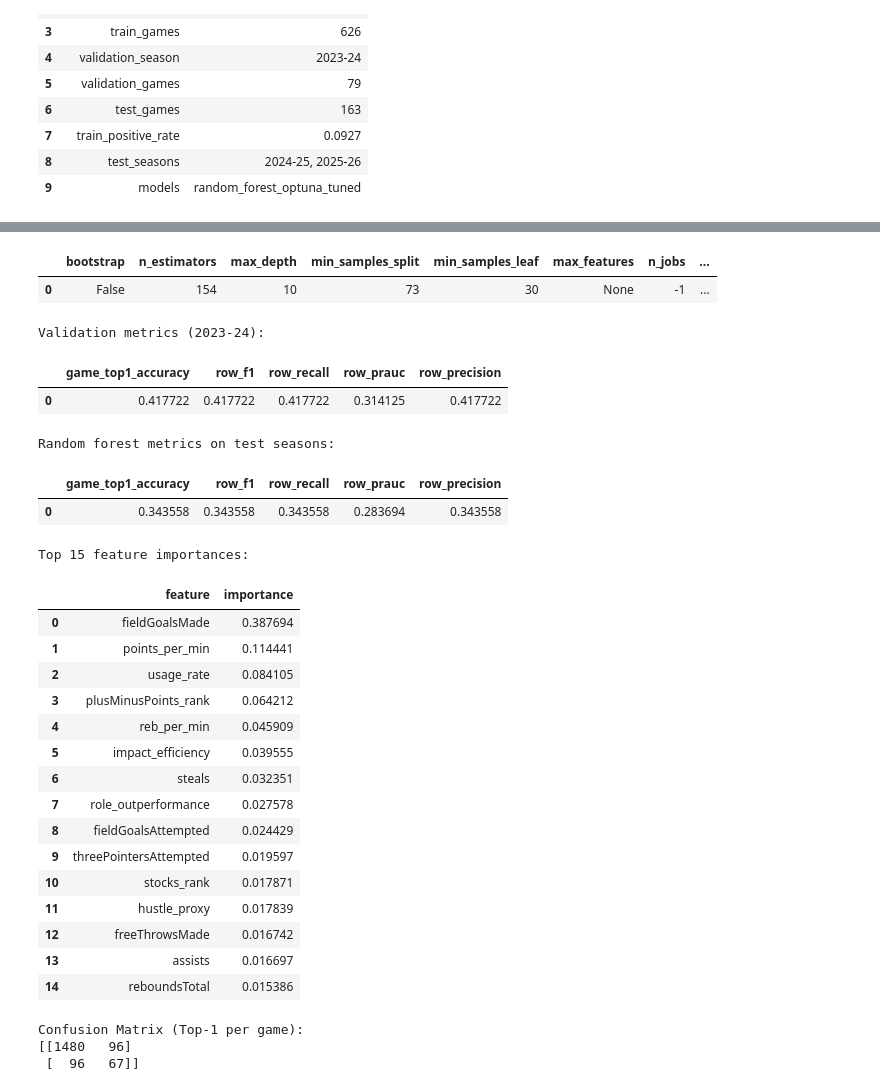
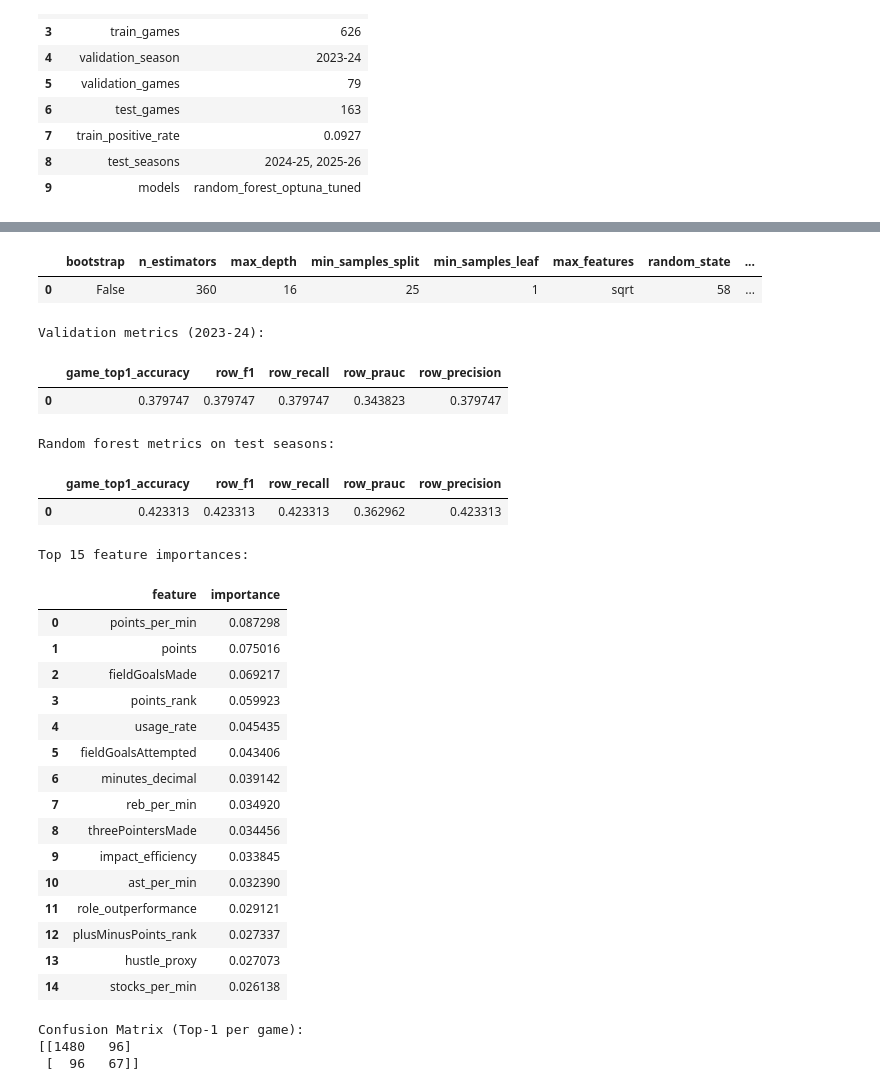
Before and after one commit to Tttaussig33/tommy-award-analysis, a Jupyter notebook: random_forest_classifier.ipynb, the cells around one changed output, grey strips where cells are left out. Saved outputs shown, nothing was run; the diff lists cells and outputs as text; code cells hidden in the pictures.

```diff
--- a/random_forest_classifier.ipynb
+++ b/random_forest_classifier.ipynb
@@ -206,6 +211,7 @@ from sklearn.metrics import average_precision_score, f1_score, precision_score,
 
 OPTUNA_TRIALS = 25
 OPTUNA_TIMEOUT_SECONDS = 300
+RANDOM_STATE = SEED
 
 
 def sort_seasons(seasons: list[str]) -> list[str]:
@@ -246,6 +252,7 @@ def objective(trial: optuna.trial.Trial) -> float:
         "max_features": trial.suggest_categorical("max_features", ["sqrt", "log2", None]),
         "bootstrap": bootstrap,
         "max_samples": max_samples,
+        "random_state": RANDOM_STATE,
         "n_jobs": -1,
     }
 
@@ -260,7 +267,7 @@ def objective(trial: optuna.trial.Trial) -> float:
         return 0.0
 
 
-sampler = TPESampler()
+sampler = TPESampler(seed=RANDOM_STATE)
 pruner = MedianPruner(n_startup_trials=5)
 study = optuna.create_study(direction="maximize", sampler=sampler, pruner=pruner)
 study.optimize(
@@ -273,6 +280,7 @@ study.optimize(
 
 best_rf_params = {
     **study.best_params,
+    "random_state": RANDOM_STATE,
     "n_jobs": -1,
 }
 
@@ -364,29 +372,29 @@ Best Optuna validation game_top1_accuracy (2023-24): 0.4177
 Best random forest hyperparameters:
-|  | bootstrap | n_estimators | max_depth | min_samples_split | min_samples_leaf | max_features | n_jobs | ... |
-| 0 | False | 154 | 10 | 73 | 30 | None | -1 | ... |
+|  | bootstrap | n_estimators | max_depth | min_samples_split | min_samples_leaf | max_features | random_state | ... |
+| 0 | False | 360 | 16 | 25 | 1 | sqrt | 58 | ... |
 Validation metrics (2023-24):
 |  | game_top1_accuracy | row_f1 | row_recall | row_prauc | row_precision |
-| 0 | 0.417722 | 0.417722 | 0.417722 | 0.314125 | 0.417722 |
+| 0 | 0.379747 | 0.379747 | 0.379747 | 0.343823 | 0.379747 |
 Random forest metrics on test seasons:
 |  | game_top1_accuracy | row_f1 | row_recall | row_prauc | row_precision |
-| 0 | 0.343558 | 0.343558 | 0.343558 | 0.283694 | 0.343558 |
+| 0 | 0.423313 | 0.423313 | 0.423313 | 0.362962 | 0.423313 |
 Top 15 feature importances:
 |  | feature | importance |
-| 0 | fieldGoalsMade | 0.387694 |
-| 1 | points_per_min | 0.114441 |
-| 2 | usage_rate | 0.084105 |
-| 3 | plusMinusPoints_rank | 0.064212 |
-| 4 | reb_per_min | 0.045909 |
-| 5 | impact_efficiency | 0.039555 |
-| 6 | steals | 0.032351 |
-| 7 | role_outperformance | 0.027578 |
-| 8 | fieldGoalsAttempted | 0.024429 |
-| 9 | threePointersAttempted | 0.019597 |
-| 10 | stocks_rank | 0.017871 |
-| 11 | hustle_proxy | 0.017839 |
-| 12 | freeThrowsMade | 0.016742 |
-| 13 | assists | 0.016697 |
-| 14 | reboundsTotal | 0.015386 |
+| 0 | points_per_min | 0.087298 |
+| 1 | points | 0.075016 |
+| 2 | fieldGoalsMade | 0.069217 |
+| 3 | points_rank | 0.059923 |
+| 4 | usage_rate | 0.045435 |
+| 5 | fieldGoalsAttempted | 0.043406 |
+| 6 | minutes_decimal | 0.039142 |
+| 7 | reb_per_min | 0.034920 |
+| 8 | threePointersMade | 0.034456 |
+| 9 | impact_efficiency | 0.033845 |
+| 10 | ast_per_min | 0.032390 |
+| 11 | role_outperformance | 0.029121 |
+| 12 | plusMinusPoints_rank | 0.027337 |
+| 13 | hustle_proxy | 0.027073 |
+| 14 | stocks_per_min | 0.026138 |
 # %%
 from sklearn.metrics import confusion_matrix
 import matplotlib.pyplot as plt
```
Also changed, not shown: parts of 2 cells of this notebook, 7 other files.
